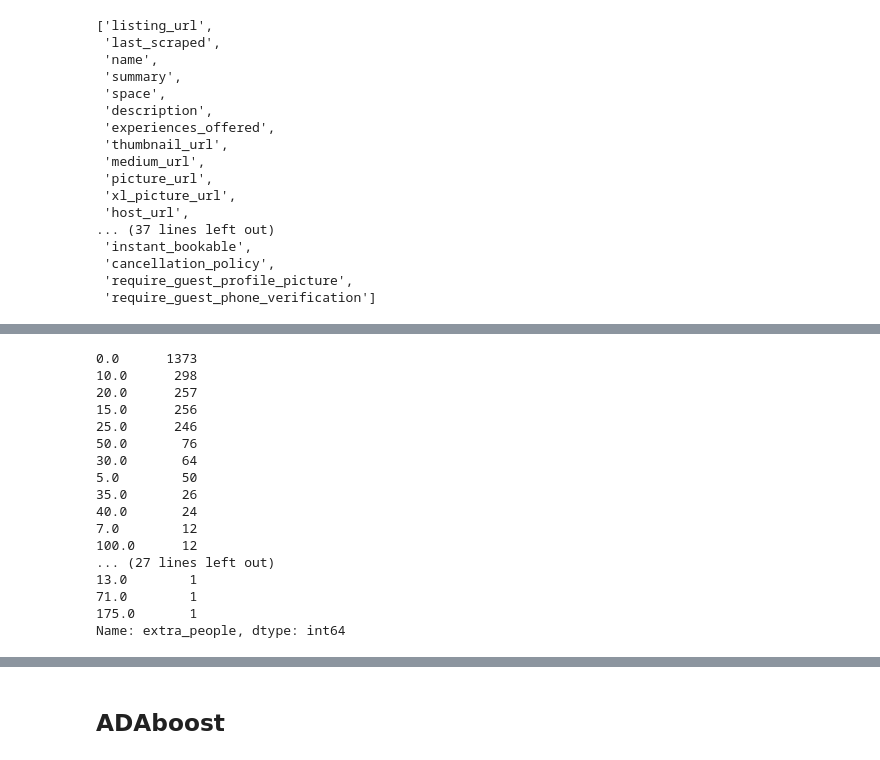
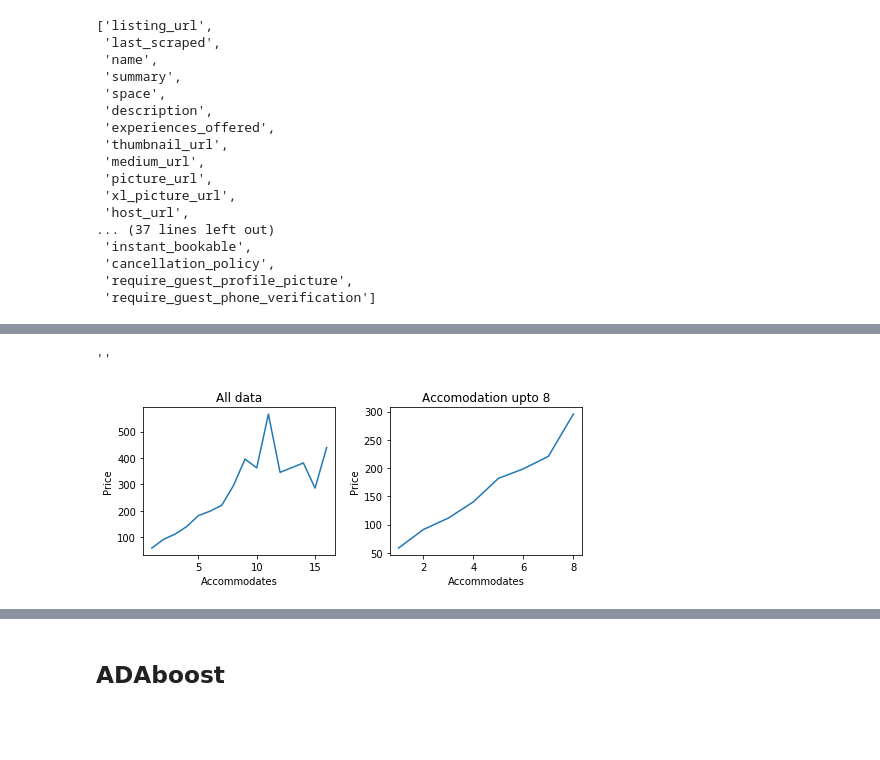
Before and after one commit to Roaldb86/AirBnB-Prices, a Jupyter notebook: SeattleAirBNB.ipynb, the cells around one changed output, grey strips where cells are left out. Drawn from its saved outputs; the diff is of its cells as text; code cells hidden in the pictures; blank space fills up the shorter version.

```diff
--- a/SeattleAirBNB.ipynb
+++ b/SeattleAirBNB.ipynb
@@ -237,20 +220,21 @@ listings = listings[listings.accommodates <= 8]
-# %%
-listings.extra_people.value_counts()
-# %% [output]
-0.0      1373
-10.0      298
-20.0      257
-15.0      256
-25.0      246
-50.0       76
-30.0       64
-5.0        50
-35.0       26
-40.0       24
-7.0        12
-100.0      12
-... (27 lines left out)
-13.0        1
-71.0        1
-175.0       1
-Name: extra_people, dtype: int64
+# %%
+accom = pd.DataFrame(listings.groupby("accommodates")['price'].mean(), columns=['price'])
+
+f,a = plt.pyplot.subplots(figsize=(7,3))
+plt.pyplot.subplot(1,2,1)
+plt.pyplot.title("All data")
+plt.pyplot.ylabel("Price")
+plt.pyplot.xlabel("Accommodates")
+plt.pyplot.plot(accom)
+
+plt.pyplot.subplot(1,2,2)
+plt.pyplot.title("Accomodation upto 8")
+plt.pyplot.ylabel("Price")
+plt.pyplot.xlabel("Accommodates")
+plt.pyplot.plot(accom[:8])
+
+plt.pyplot.tight_layout()
+;
+# %% [output]
+''
+[figure, added]
```
Also changed, not shown: parts of 38 cells of this notebook.
